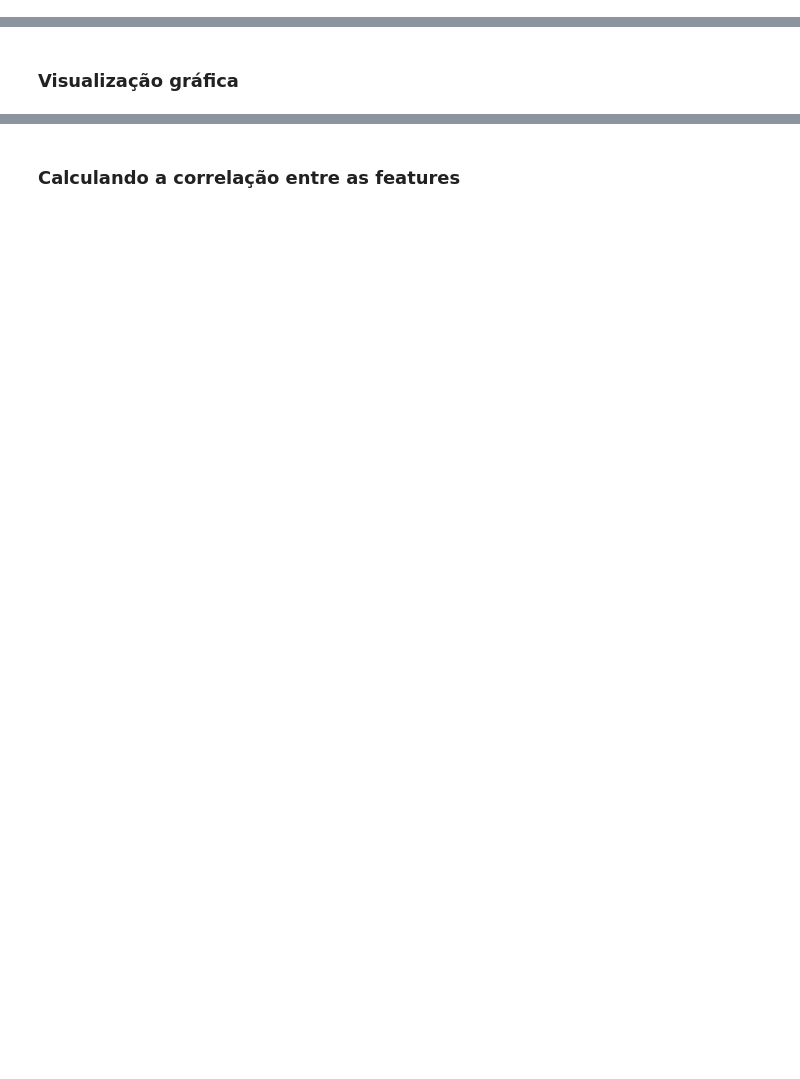
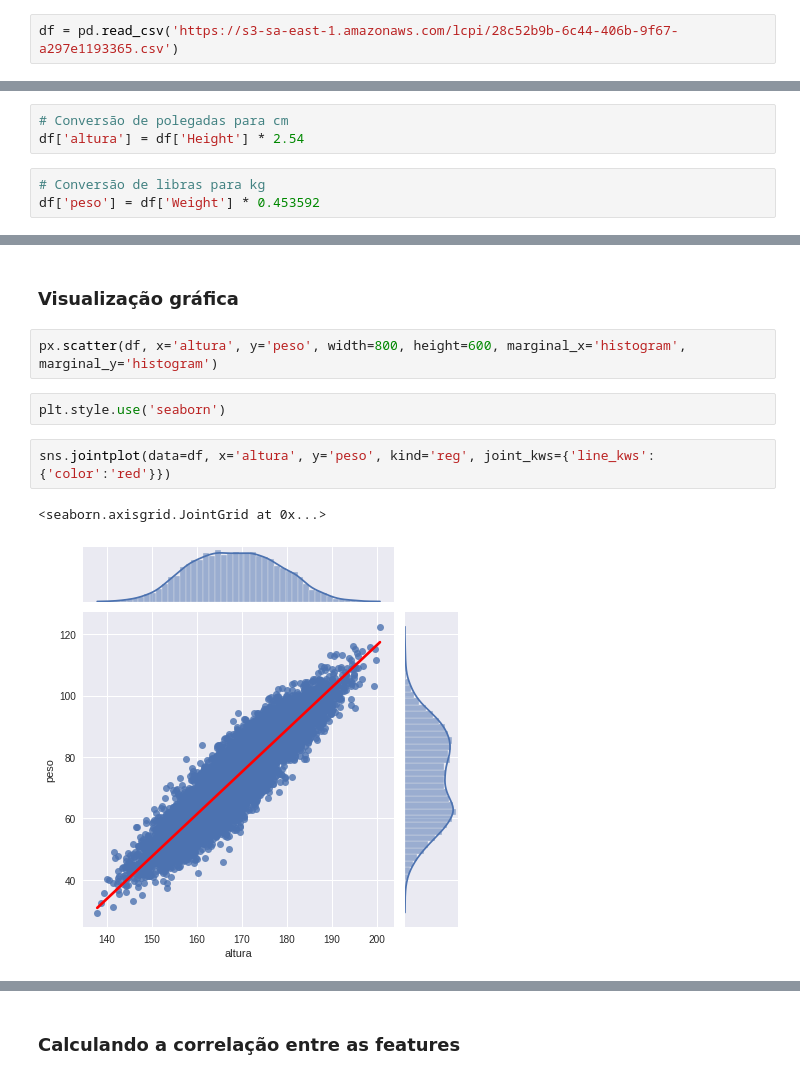
Before and after one commit to walisson-silva-ada/827-data-science, a Jupyter notebook: 02. Regressão Linear/2.1. Regressão Linear Simples.ipynb, the cells around one changed output, grey strips where cells are left out. Cells and saved outputs as stored; diff of their text form; blank space fills up the shorter version.

```diff
--- a/02. Regressão Linear/2.1. Regressão Linear Simples.ipynb
+++ b/02. Regressão Linear/2.1. Regressão Linear Simples.ipynb
@@ -199,2 +220,4 @@ array([0, 1, 2, 3, 4, 5])
 # %% [markdown]
 ## Regressão Linear Simples: Altura $\Rightarrow$ Peso
+# %%
+df = pd.read_csv('https://s3-sa-east-1.amazonaws.com/lcpi/28c52b9b-6c44-406b-9f67-a297e1193365.csv')
@@ -201,2 +233,8 @@ array([0, 1, 2, 3, 4, 5])
 # %% [markdown]
 ### Conversão das unidades
+# %%
+# Conversão de polegadas para cm
+df['altura'] = df['Height'] * 2.54
+# %%
+# Conversão de libras para kg
+df['peso'] = df['Weight'] * 0.453592
@@ -203,2 +281,11 @@ array([0, 1, 2, 3, 4, 5])
 # %% [markdown]
 ### Visualização gráfica
+# %%
+px.scatter(df, x='altura', y='peso', width=800, height=600, marginal_x='histogram', marginal_y='histogram')
+# %%
+plt.style.use('seaborn')
+# %%
+sns.jointplot(data=df, x='altura', y='peso', kind='reg', joint_kws={'line_kws':{'color':'red'}})
+# %% [output]
+<seaborn.axisgrid.JointGrid at 0x...>
+[figure, added]
```
Also changed, not shown: parts of 38 cells of this notebook.
